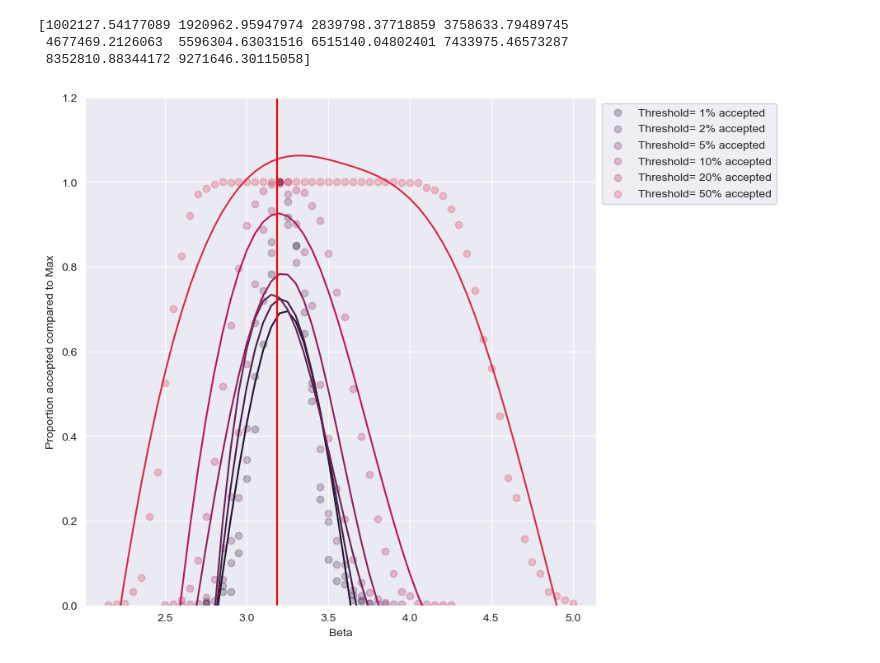
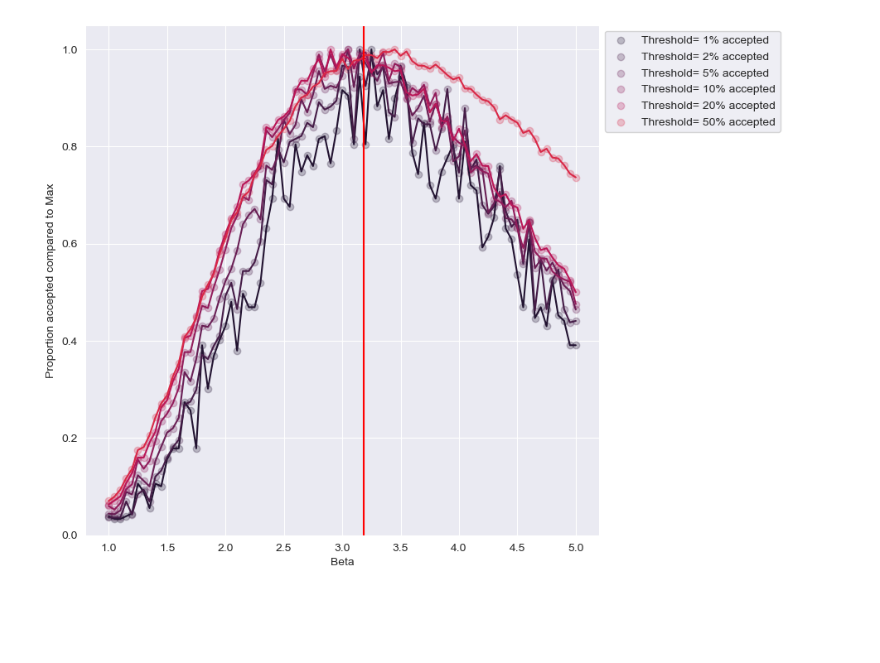
Before and after one commit to odb28/PII_PLS, a Jupyter notebook: Notebooks/ABC/ABC Test plots.ipynb, the cells around one changed output. Saved outputs shown, nothing was run; the diff lists cells and outputs as text; code cells hidden in the pictures; blank space fills up the shorter version.

```diff
--- a/Notebooks/ABC/ABC Test plots.ipynb
+++ b/Notebooks/ABC/ABC Test plots.ipynb
@@ -13,16 +13,10 @@ from src.ABC import ABC_rejection
 from src.ABC import ABC_core
 from src.ABC import sum_sqrt_sq_distance
 # %%
-applied_ABC1 = np.genfromtxt("../../Home made ABC Results/Traj1_1000b.csv",delimiter=",")
-applied_ABC2 = np.genfromtxt("../../Home made ABC Results/Traj1_100b.csv",delimiter=",")
-applied_ABC3 = np.genfromtxt("../../Home made ABC Results/Traj1_10b.csv",delimiter=",")
-applied_ABC4 = np.genfromtxt("../../Home made ABC Results/Traj1_10b_iterate.csv",delimiter=",")
+#applied_ABC1 = np.genfromtxt("../../Home made ABC Results/Traj_fixed_g_1_N_1000_b_3.csv",delimiter=",")
+#applied_ABC2 = np.genfromtxt("../../Home made ABC Results/Traj_fixed_g_1_N_100_b_3.csv",delimiter=",")
+#applied_ABC3 = np.genfromtxt("../../Home made ABC Results/Traj_fixed_g_1_N_10_b_3.csv",delimiter=",")
+
+applied_ABC1 = np.genfromtxt("../../Home made ABC Results/Traj1_1000b_mixed.csv",delimiter=",")
+applied_ABC2 = np.genfromtxt("../../Home made ABC Results/Traj1_100b_mixed.csv",delimiter=",")
+applied_ABC3 = np.genfromtxt("../../Home made ABC Results/Traj1_10b_mixed.csv",delimiter=",")
-# %%
-min_distance = min(applied_ABC4[:,1])
-max_distance = max(applied_ABC4[:,1])
-threshold_schedule = np.linspace(min_distance,max_distance,2000)[1:100:10]
-print(threshold_schedule)
-# %% [output]
-[1002127.54177089 1920962.95947974 2839798.37718859 3758633.79489745
- 4677469.2126063  5596304.63031516 6515140.04802401 7433975.46573287
- 8352810.88344172 9271646.30115058]
@@ -46,23 +23,39 @@ reference = [1,2,5,10,20,50]
+# %%
+def threshold_scheduler(results,threshold_references):
+    sort_res = results.sort_values(by="Distance")
+    output = []
+    for i in threshold_references:
+        temp = sort_res.iloc[0:int(len(sort_res.index)/(100/i))]
+        output.append(temp.iloc[-1,1])
+    return output
+# %%
+graph_ABC = applied_ABC3
+reference = [1,2,5,10,20,50]
+# %%
+df_ABC = pd.DataFrame(graph_ABC, columns=["Beta","Distance"])
+threshold_schedule = threshold_scheduler(df_ABC,reference)
 # %%
 fig, ax0 = plt.subplots(figsize = (8,8))
 cols = sns.color_palette("rocket",n_colors=10)
 for i in range(len(threshold_schedule)):
 
-    thresh = ABC_rejection(threshold_schedule[i],applied_ABC1)
+    thresh = ABC_rejection(threshold_schedule[i],graph_ABC)
     ploted = pd.DataFrame(thresh, columns=["Beta","Counts"])
     bet_dis = ploted.groupby("Beta").count()
-    max_scale = max(bet_dis["Counts"])
-    bet_dis["Counts"] = bet_dis["Counts"]/max_scale
-    spline = sp.interpolate.splrep(bet_dis.index,bet_dis["Counts"],s=0.5)
-    ax0.scatter(bet_dis.index,bet_dis["Counts"], label = f"Threshold= {reference[i]}% accepted",color = cols[i], alpha = 0.25)
-    ax0.plot(bet_dis.index,sp.interpolate.BSpline(*spline)(bet_dis.index), color = cols[i])
+    plot_bet_dis = bet_dis[bet_dis["Counts"] !=0 ]
+    max_scale = max(plot_bet_dis["Counts"])
+    plot_bet_dis["Counts"] = plot_bet_dis["Counts"]/max_scale
+    spline = sp.interpolate.splrep(plot_bet_dis.index,plot_bet_dis["Counts"],s=0)
+    ax0.scatter(bet_dis.index,plot_bet_dis["Counts"], label = f"Threshold= {reference[i]}% accepted",color = cols[i], alpha = 0.25)
+    ax0.plot(plot_bet_dis.index,sp.interpolate.BSpline(*spline)(plot_bet_dis.index), color = cols[i])
 mles = np.genfromtxt("../../Data/R0_3/Fitted/MLE_b_3.csv")
 mle1 = mles[0]
 ax0.set_ylabel("Proportion accepted compared to Max")
 ax0.set_xlabel("Beta")
 ax0.axvline(mle1, color = "red")
 ax0.legend(bbox_to_anchor = (1,1))
-ax0.set_ylim(0,1.2)
+ax0.set_ylim(0,1.05)
+#ax0.set_xlim(1,5)
 fig.show()
 # %% [output]
-[figure, old version]
+[figure, new version]
```
Also changed, not shown: parts of 1 cell of this notebook, 30 other files.
